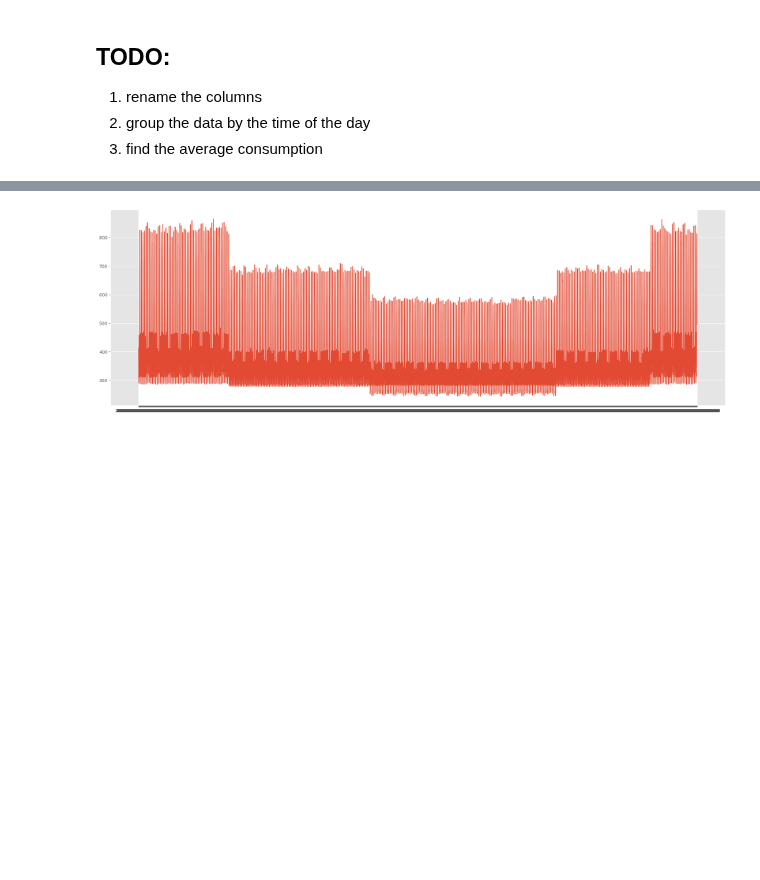
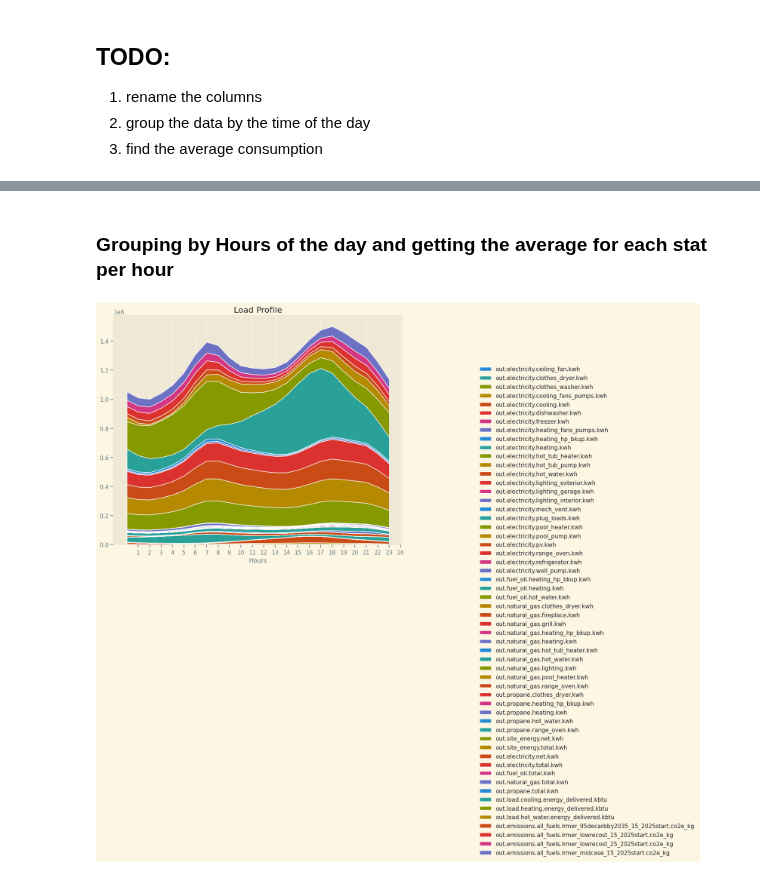
Before and after one commit to 1nuc/load-profile-decomposition, a Jupyter notebook: src/run.ipynb, the cells around one changed output, grey strips where cells are left out. Drawn from its saved outputs; the diff is of its cells as text; code cells hidden in the pictures; blank space fills up the shorter version.

```diff
--- a/src/run.ipynb
+++ b/src/run.ipynb
@@ -52,4 +18,5 @@ shape: (35_040, 62)
 def edit_column_names(df):
     df=df.rename(lambda col: col.replace('.energy_consumption',''))
     for column in df.columns:
-        print(column)
+        print (f'{column}, {df[column].dtype}')
+    return df
@@ -55,0 +40,8 @@ def edit_column_names(df):
+# %%
+%%time
+data=(
+    pl.read_csv('load_profile_data_mobile_home.csv', ignore_errors=True)
+    .pipe(edit_column_names).with_columns(
+        pl.col('timestamp').str.to_datetime("%Y-%m-%d %H:%M:%S")).with_columns(
+        pl.col('timestamp').dt.hour().alias('Hours'))
+)
@@ -56,6 +57,6 @@ def edit_column_names(df):
+# %% [markdown]
+### Grouping by Hours of the day and getting the average for each stat per hour
 # %%
-fig, ax=plt.subplots(figsize=(25,8))
-ax.step(data['timestamp'], data['out.electricity.ceiling_fan.energy_consumption.kwh'])
-plt.show()
+import polars.selectors as cs
+grouped_average=data.group_by(pl.col('Hours')).agg(cs.float().mean()).sort(pl.col('Hours'))
+# visualize_distribution(grouped_average)
-# %% [output]
-[figure, removed]
@@ -63,0 +63,15 @@ plt.show()
+# %%
+# plotting the average of ALl
+plt.style.use('Solarize_Light2')
+Labels=[n for n in grouped_average.columns if n not in['Hours','units_represented']]
+usage=list(grouped_average.select(pl.all().exclude('Hours', 'units_represented')))
+
+fig, ax=plt.subplots(1,1,figsize=(10,8))
+ax.stackplot(grouped_average['Hours'], usage, labels=Labels)
+ax.legend(loc='upper left', bbox_to_anchor=(1.25,0.8), frameon=False)
+ax.set_xticks(list(range(1,25)))
+ax.set_xlabel('Hours')
+ax.set_title('Load Profile')
+plt.show()
+# %% [output]
+[figure, added]
```
Also changed, not shown: parts of 9 cells of this notebook.
